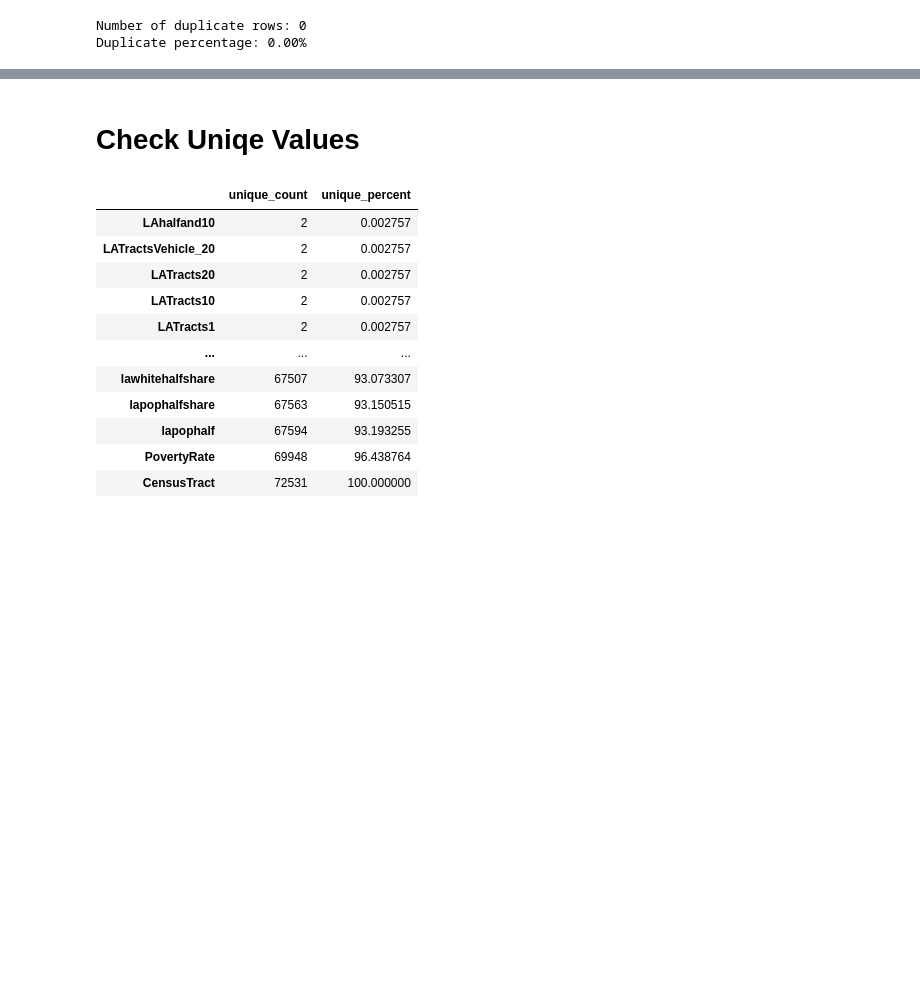
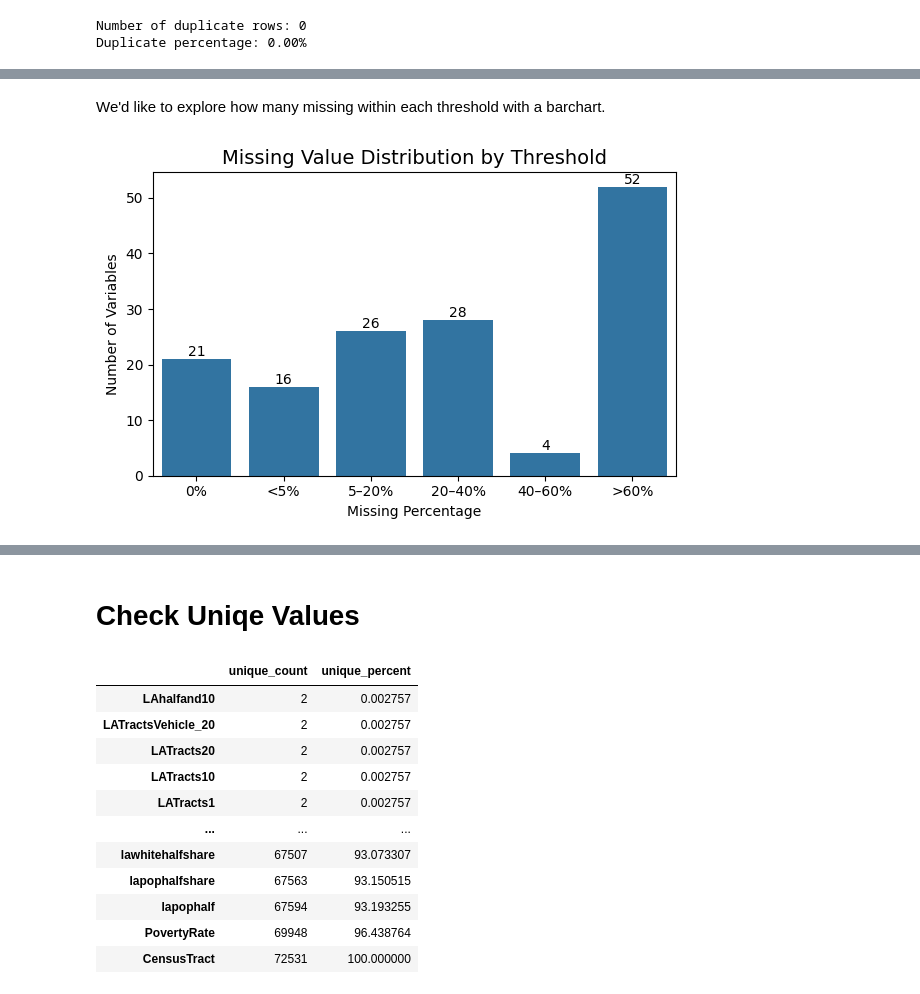
Before and after one commit to ngwalker93/ads599-capstone-hypertension-risk-atlas, a Jupyter notebook: code/validation/03_eda_FoodAccess.ipynb, the cells around one changed output, grey strips where cells are left out. Saved outputs shown, nothing was run; the diff lists cells and outputs as text; code cells hidden in the pictures; blank space fills up the shorter version.

Commit message:
missingness handling

```diff
--- a/code/validation/03_eda_FoodAccess.ipynb
+++ b/code/validation/03_eda_FoodAccess.ipynb
@@ -175,0 +183,16 @@ display(missing_summary[missing_summary["missing_count"] > 0])
+# %%
+missing_pct = df.isnull().mean() * 100
+
+summary = pd.DataFrame({
+    "Missing Threshold": ["0%", "<5%", "5–20%", "20–40%", "40–60%", ">60%"],
+    "Count": [
+        (missing_pct == 0).sum(),
+        ((missing_pct > 0) & (missing_pct < 5)).sum(),
+        ((missing_pct >= 5) & (missing_pct < 20)).sum(),
+        ((missing_pct >= 20) & (missing_pct < 40)).sum(),
+        ((missing_pct >= 40) & (missing_pct < 60)).sum(),
+        (missing_pct >= 60).sum()
+    ]
+})
+
+display(summary)
@@ -175,0 +207,23 @@ display(missing_summary[missing_summary["missing_count"] > 0])
+# %% [markdown]
+We'd like to explore how many missing within each threshold with a barchart.
+# %%
+plt.figure(figsize=(6,4))
+
+ax = sns.barplot(
+    data=summary,
+    x="Missing Threshold",
+    y="Count"
+)
+
+# Add labels
+for container in ax.containers:
+    ax.bar_label(container, fontsize=10)
+
+plt.title("Missing Value Distribution by Threshold", fontsize=14)
+plt.xlabel("Missing Percentage")
+plt.ylabel("Number of Variables")
+
+plt.tight_layout()
+plt.show()
+# %% [output]
+[figure, added]
```
Also changed, not shown: parts of 35 cells of this notebook.
